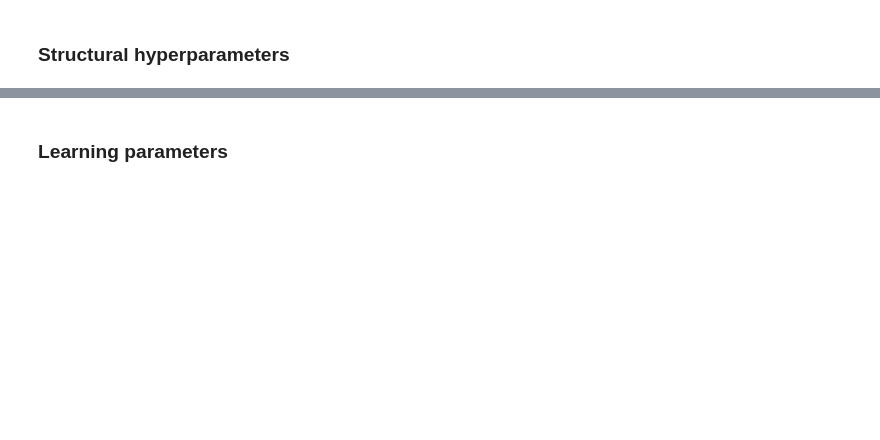
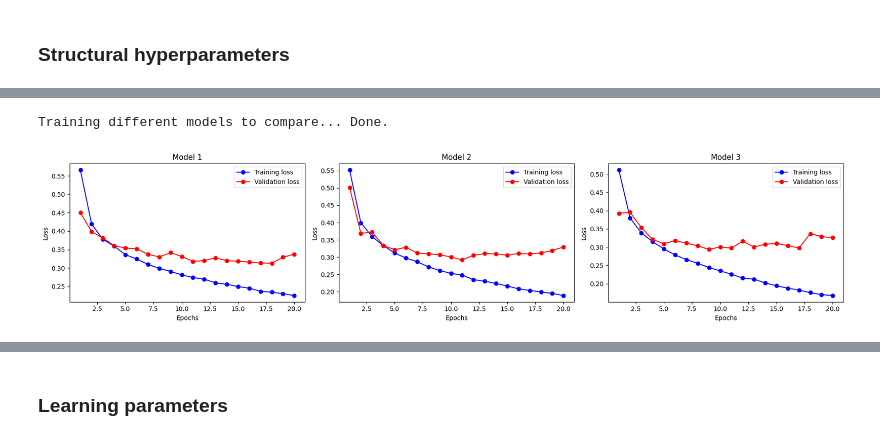
Before and after one commit to jorgevazquezperez/MQIST, a Jupyter notebook: CCAM/P1_JorgeVazquez.ipynb, the cells around one changed output, grey strips where cells are left out. Saved outputs shown, nothing was run; the diff lists cells and outputs as text; code cells hidden in the pictures; blank space fills up the shorter version.

```diff
--- a/CCAM/P1_JorgeVazquez.ipynb
+++ b/CCAM/P1_JorgeVazquez.ipynb
@@ -129,32 +165,37 @@ compare_models([history1, history2, history3])
 # %%
 # Define the model
 model1_ = Sequential([
     Flatten(input_shape=(784,)),
     Dense(64, activation='relu'),
     Dense(10, activation='softmax')  # Output layer for 10 classes
 ])
 
 # Define the model
 model2_ = Sequential([
     Flatten(input_shape=(784,)),
     Dense(128, activation='relu'),
     Dense(10, activation='softmax')  # Output layer for 10 classes
 ])
 
 # Define the model
 model3_ = Sequential([
     Flatten(input_shape=(784,)),
     Dense(256, activation='relu'),
     Dense(10, activation='softmax')  # Output layer for 10 classes
 ])
 
 for model in [model1_, model2_, model3_]:
     model.compile(optimizer='adam',
                   loss='categorical_crossentropy',
                   metrics=['accuracy'])
 
-history1_ = model1_.fit(partial_x_train, partial_y_train, epochs = 20, batch_size = 512, validation_data = (x_val, y_val), verbose=0)
-history2_ = model2_.fit(partial_x_train, partial_y_train, epochs = 20, batch_size = 512, validation_data = (x_val, y_val), verbose=0)
-history3_ = model3_.fit(partial_x_train, partial_y_train, epochs = 20, batch_size = 512, validation_data = (x_val, y_val), verbose=0)
+print("Training different models to compare...", end=" ")
+history1_ = model1_.fit(x_train, y_train, epochs = 20, batch_size = 64, validation_data = (x_val, y_val), verbose=0)
+history2_ = model2_.fit(x_train, y_train, epochs = 20, batch_size = 64, validation_data = (x_val, y_val), verbose=0)
+history3_ = model3_.fit(x_train, y_train, epochs = 20, batch_size = 64, validation_data = (x_val, y_val), verbose=0)
+print("Done.")
 
 compare_models([history1_, history2_, history3_])
+# %% [output]
+Training different models to compare... Done.
+[figure, added]
```
Also changed, not shown: parts of 35 cells of this notebook, 18 other files.
